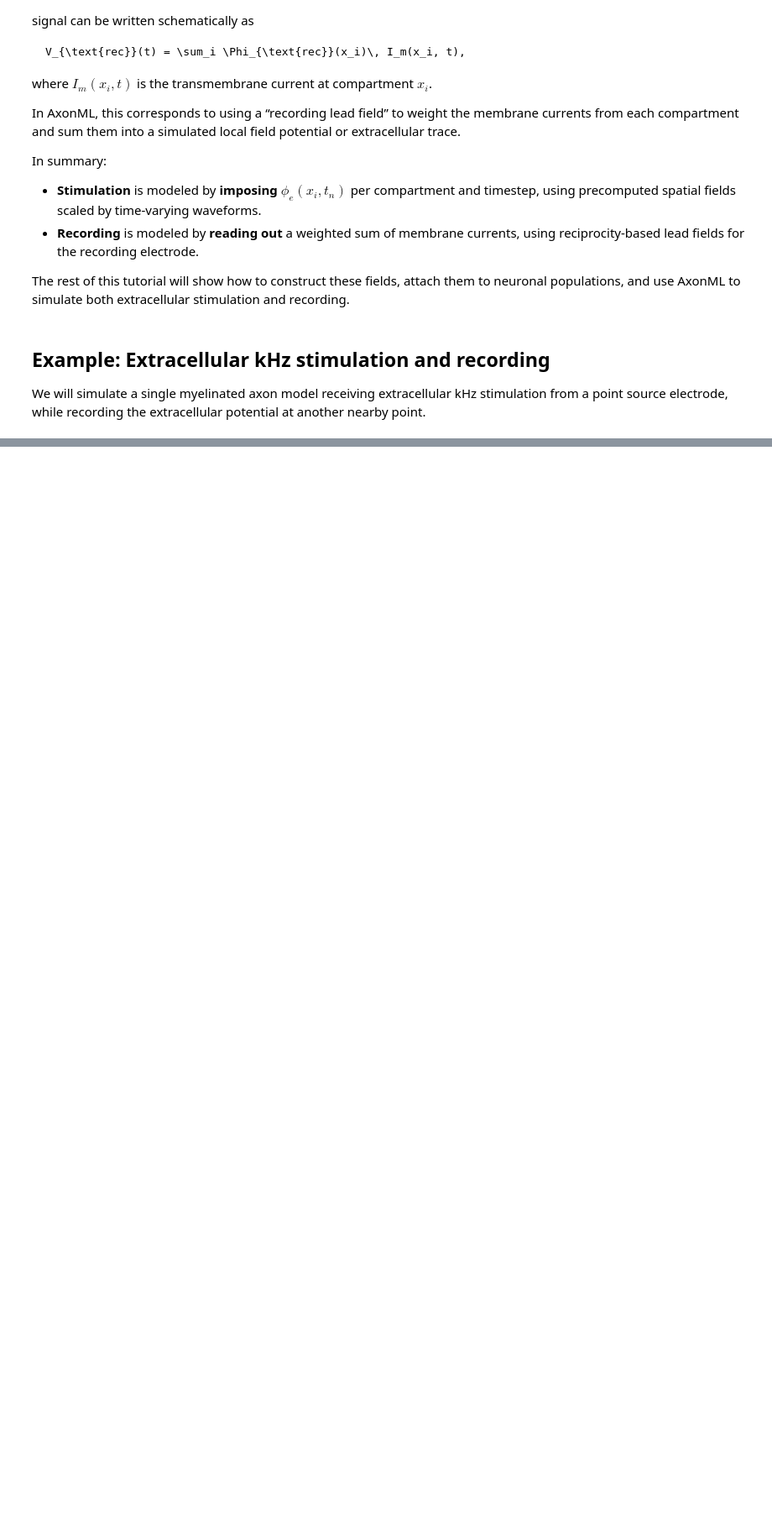
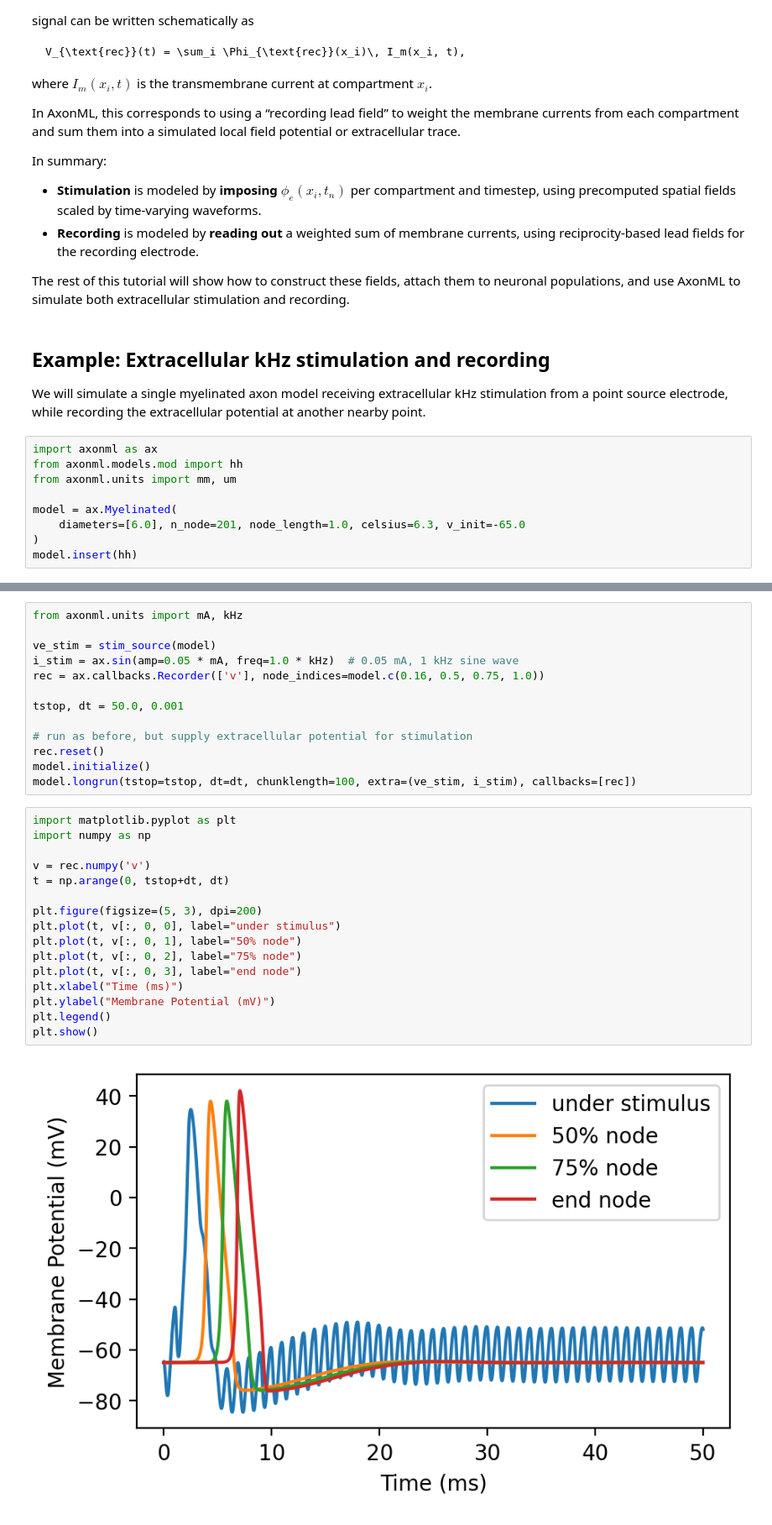
Before and after one commit to wmglab-duke/dendra, a Jupyter notebook: docs/basics/01_extracellular_stim_and_rec.ipynb, the cells around one changed output, grey strips where cells are left out. Shown at 84% size. Cells and saved outputs as stored; diff of their text form; blank space fills up the shorter version.

Commit message:
add extracellulat stim and rec tutorial.

```diff
--- a/docs/basics/01_extracellular_stim_and_rec.ipynb
+++ b/docs/basics/01_extracellular_stim_and_rec.ipynb
@@ -64,3 +64,12 @@ The rest of this tutorial will show how to construct these fields, attach them t
 ## Example: Extracellular kHz stimulation and recording
 
 We will simulate a single myelinated axon model receiving extracellular kHz stimulation from a point source electrode, while recording the extracellular potential at another nearby point.
+# %%
+import axonml as ax
+from axonml.models.mod import hh
+from axonml.units import mm, um
+
+model = ax.Myelinated(
+    diameters=[6.0], n_node=201, node_length=1.0, celsius=6.3, v_init=-65.0
+)
+model.insert(hh)
@@ -66,0 +105,31 @@ We will simulate a single myelinated axon model receiving extracellular kHz stim
+# %%
+from axonml.units import mA, kHz
+
+ve_stim = stim_source(model)
+i_stim = ax.sin(amp=0.05 * mA, freq=1.0 * kHz)  # 0.05 mA, 1 kHz sine wave
+rec = ax.callbacks.Recorder(['v'], node_indices=model.c(0.16, 0.5, 0.75, 1.0))
+
+tstop, dt = 50.0, 0.001
+
+# run as before, but supply extracellular potential for stimulation
+rec.reset()
+model.initialize()
+model.longrun(tstop=tstop, dt=dt, chunklength=100, extra=(ve_stim, i_stim), callbacks=[rec])
+# %%
+import matplotlib.pyplot as plt
+import numpy as np
+
+v = rec.numpy('v')
+t = np.arange(0, tstop+dt, dt)
+
+plt.figure(figsize=(5, 3), dpi=200)
+plt.plot(t, v[:, 0, 0], label="under stimulus")
+plt.plot(t, v[:, 0, 1], label="50% node")
+plt.plot(t, v[:, 0, 2], label="75% node")
+plt.plot(t, v[:, 0, 3], label="end node")
+plt.xlabel("Time (ms)")
+plt.ylabel("Membrane Potential (mV)")
+plt.legend()
+plt.show()
+# %% [output]
+[figure, added]
```
Also changed, not shown: parts of 14 cells of this notebook, 5 other files.
